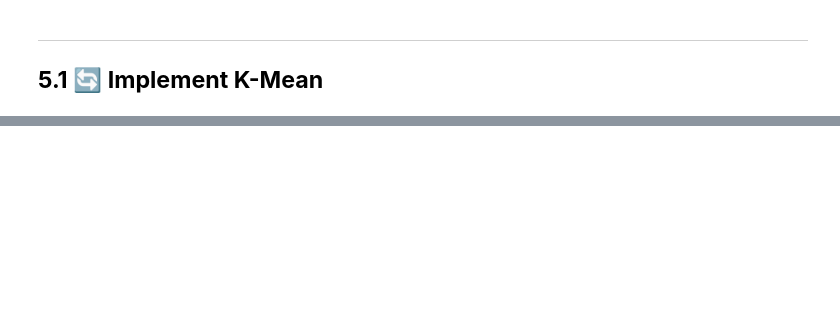
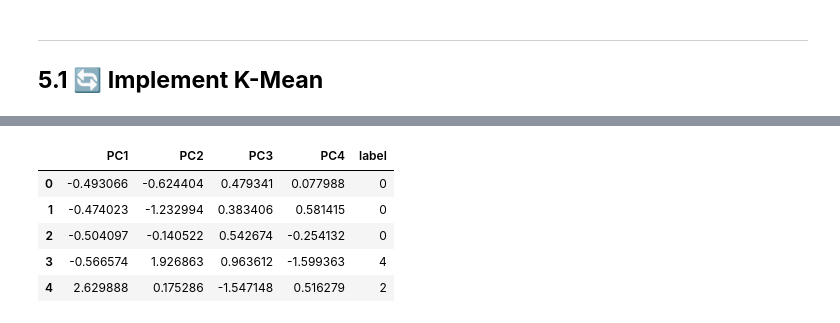
Before and after one commit to sahermuhamed1/Bank-Customer-Segmentation, a Jupyter notebook: workspace.ipynb, the cells around one changed output, grey strips where cells are left out. Saved outputs shown, nothing was run; the diff lists cells and outputs as text; code cells hidden in the pictures; blank space fills up the shorter version.

```diff
--- a/workspace.ipynb
+++ b/workspace.ipynb
@@ -367 +707,15 @@ fig.show()
+# %%
+kmeans = KMeans(n_clusters=6 , **kmeans_set) # **kmeans_set is used to unpack the dictionary
+kmeans.fit(df_scaled)
+# create a dataframe for the pca data
+pca_df = pd.DataFrame(pca_data, columns=['PC1', 'PC2', 'PC3', 'PC4'])
+pca_df['label'] = kmeans.labels_
+pca_df.head()
+# %% [output]
+|  | PC1 | PC2 | PC3 | PC4 | label |
+| 0 | -0.493066 | -0.624404 | 0.479341 | 0.077988 | 0 |
+| 1 | -0.474023 | -1.232994 | 0.383406 | 0.581415 | 0 |
+| 2 | -0.504097 | -0.140522 | 0.542674 | -0.254132 | 0 |
+| 3 | -0.566574 | 1.926863 | 0.963612 | -1.599363 | 4 |
+| 4 | 2.629888 | 0.175286 | -1.547148 | 0.516279 | 2 |
 # %%
```
Also changed, not shown: parts of 48 cells of this notebook.
